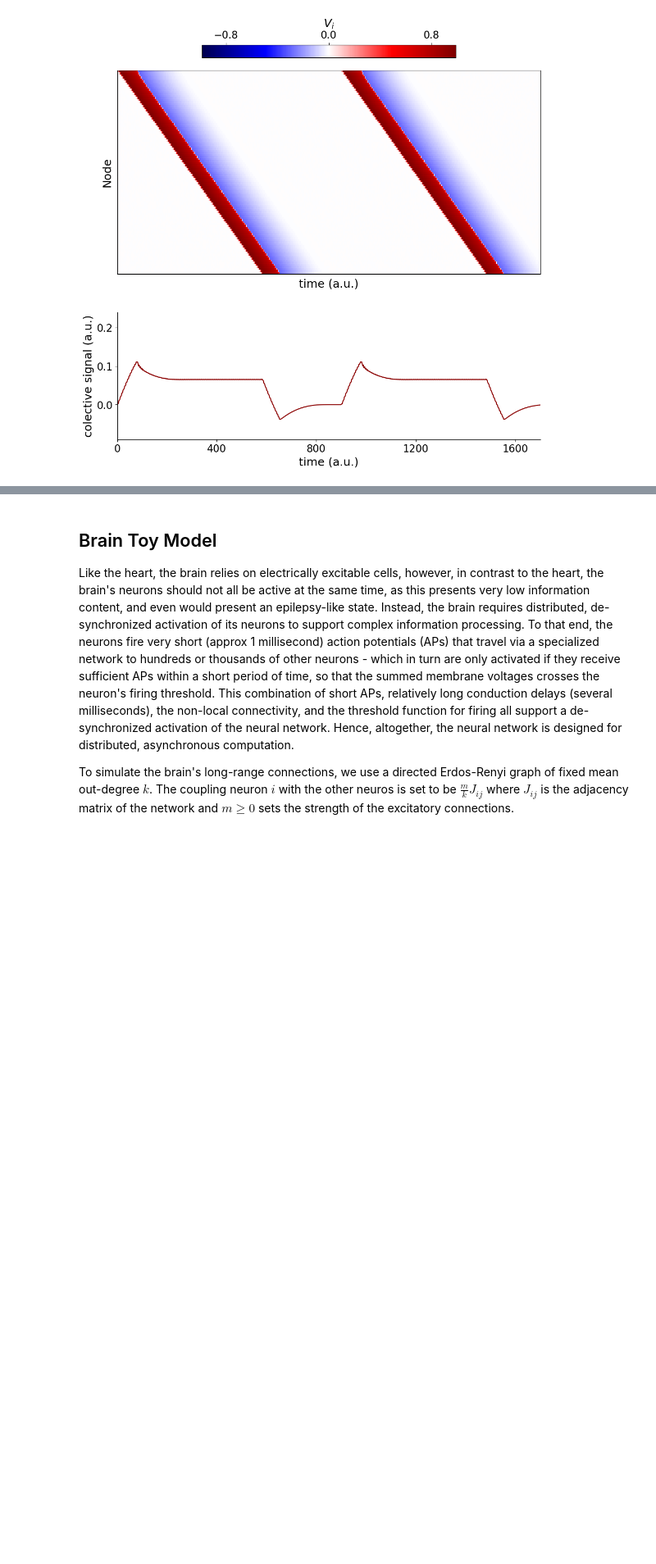
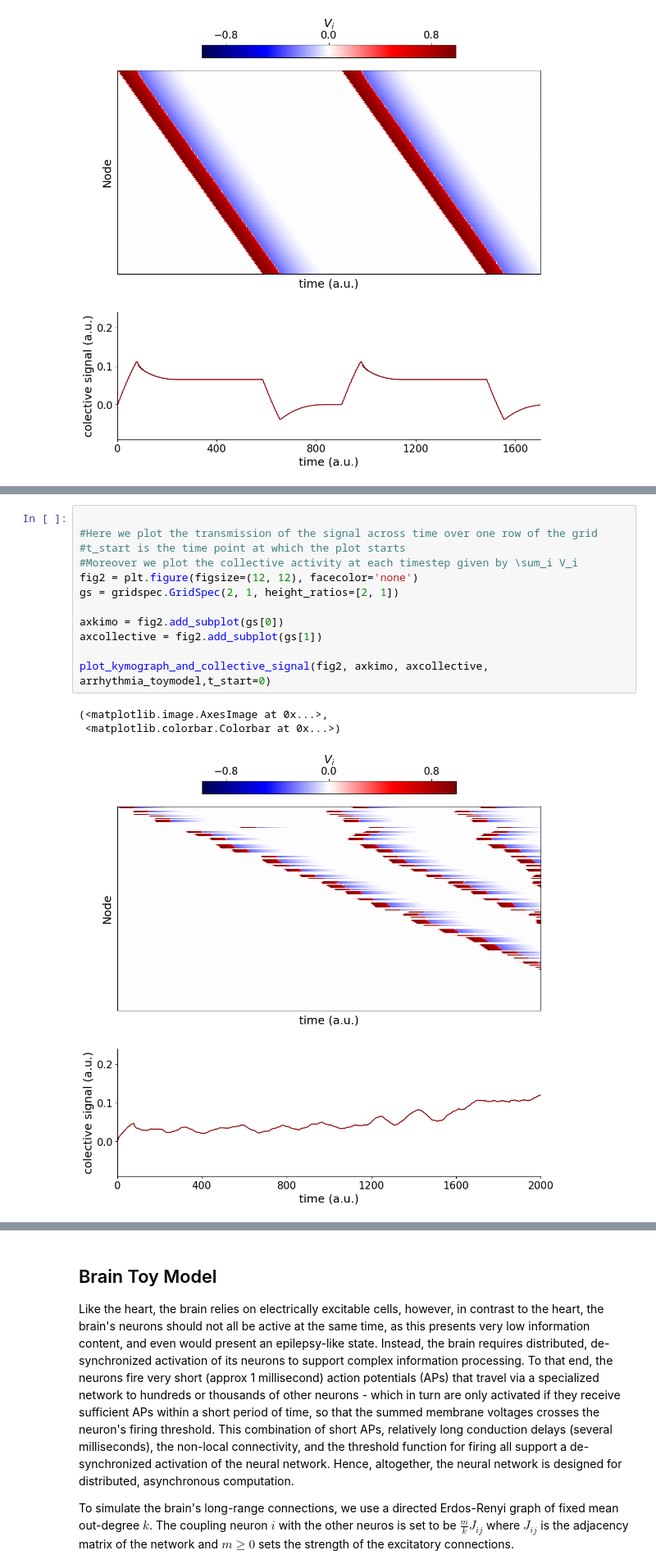
Before and after one commit to Priesemann-Group/perspective_heart_and_brain_binder, a Jupyter notebook: heart_brain_simulation.ipynb, the cells around one changed output, grey strips where cells are left out. Shown at 82% size. Drawn from its saved outputs; the diff is of its cells as text; blank space fills up the shorter version.

```diff
--- a/heart_brain_simulation.ipynb
+++ b/heart_brain_simulation.ipynb
@@ -140,2 +169,18 @@ plot_kymograph_and_collective_signal(fig2, axkimo, axcollective, heart_toymodel,
+# %%
+
+#Here we plot the transmission of the signal across time over one row of the grid
+#t_start is the time point at which the plot starts
+#Moreover we plot the collective activity at each timestep given by \sum_i V_i
+fig2 = plt.figure(figsize=(12, 12), facecolor='none')
+gs = gridspec.GridSpec(2, 1, height_ratios=[2, 1])
+
+axkimo = fig2.add_subplot(gs[0])
+axcollective = fig2.add_subplot(gs[1])
+
+plot_kymograph_and_collective_signal(fig2, axkimo, axcollective, arrhythmia_toymodel,t_start=0)
+# %% [output]
+(<matplotlib.image.AxesImage at 0x...>,
+ <matplotlib.colorbar.Colorbar at 0x...>)
+[figure, added]
 # %% [markdown]
 ### Exercise 1 <a class="anchor" id="Exercise 1"></a>
```
Also changed, not shown: parts of 11 cells of this notebook, 1 other file.
